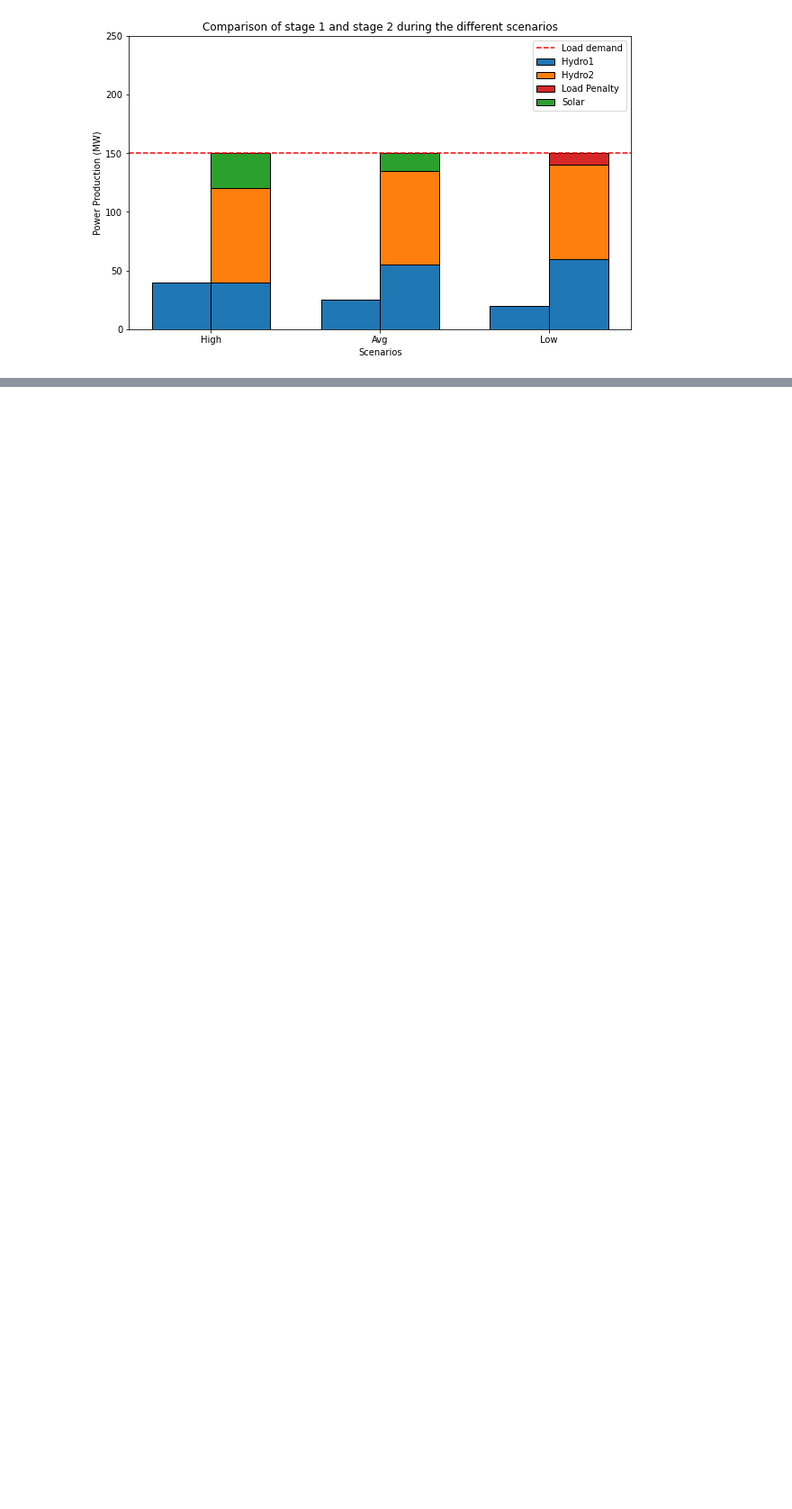
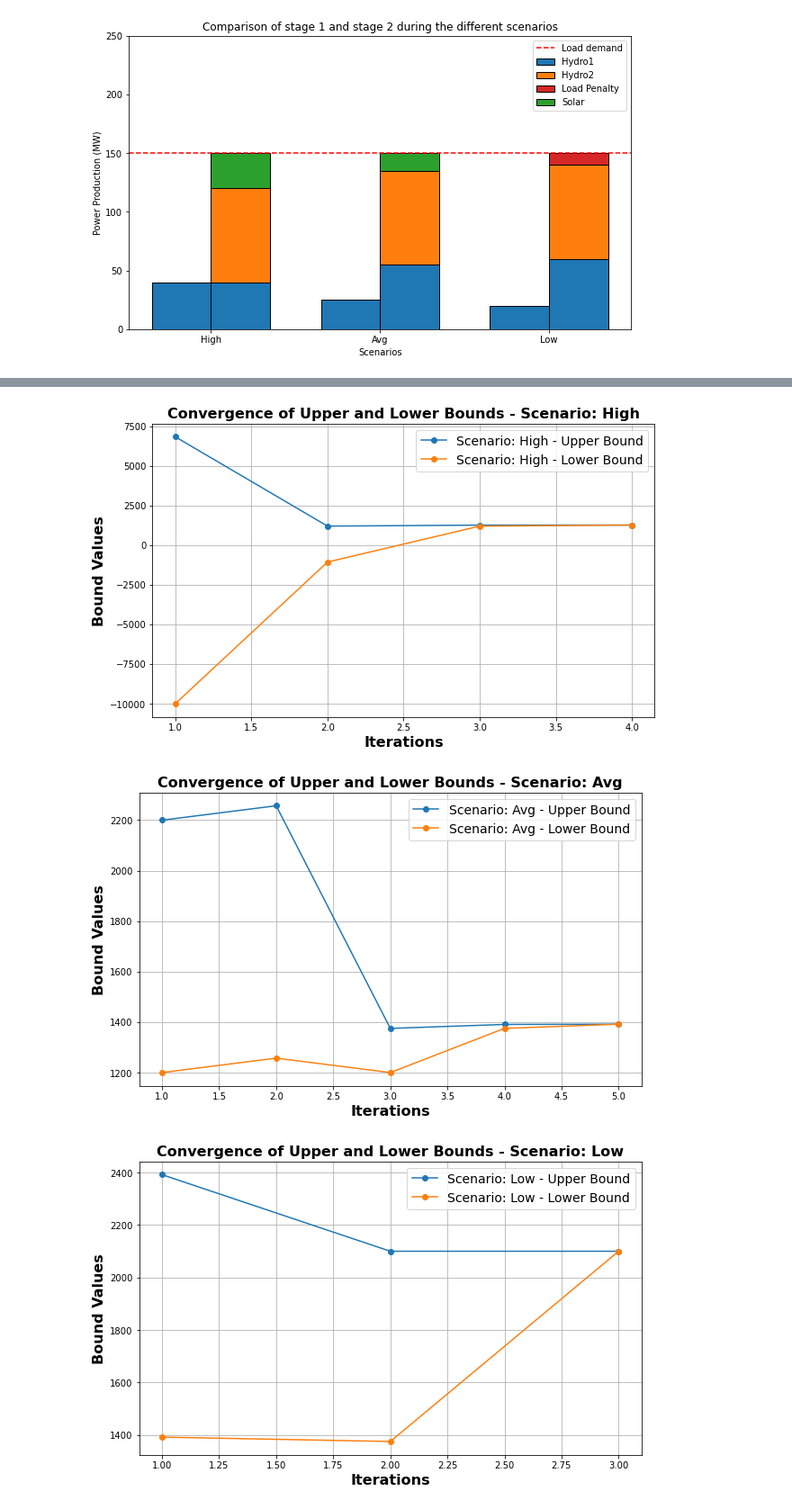
Before and after one commit to BenjaminTro/Hydro_optimization, a Jupyter notebook: Part3_Benders.ipynb, the cells around one changed output, grey strips where cells are left out. Shown at 90% size. Saved outputs shown, nothing was run; the diff lists cells and outputs as text; code cells hidden in the pictures; blank space fills up the shorter version.

```diff
--- a/Part3_Benders.ipynb
+++ b/Part3_Benders.ipynb
@@ -655,0 +336,27 @@ for i in range(5):
+# %%
+# Data from the bounds
+iterations = [range(1,len(UB[0])+1,1),range(1,len(UB[1])+1,1),range(1,len(UB[2])+1,1)]
+upper_bounds = UB
+lower_bounds = LB
+
+# Plotting for each scenario
+for i, scenario in enumerate(scenarios):
+    fig, ax = plt.subplots(figsize=(10, 6))
+
+    ax.plot(iterations[i], upper_bounds[i], label=f'Scenario: {scenario} - Upper Bound', marker='o')
+    ax.plot(iterations[i], lower_bounds[i], label=f'Scenario: {scenario} - Lower Bound', marker='o')
+
+    ax.set_xlabel('Iterations', fontsize=16, fontweight='bold')
+    ax.set_ylabel('Bound Values', fontsize=16, fontweight='bold')
+    ax.legend(fontsize=14)
+    ax.grid(True)
+    plt.title(f'Convergence of Upper and Lower Bounds - Scenario: {scenario}', fontsize=16, fontweight='bold')
+
+    plt.show()
+
+# Due to convergence, all the variables need to be reset at the end (NOTE THAT EVERYTHING IS RESET, INDIVIDUAL CELLS WILL NOT WORK UNLESS EVERYTHING IS RUN AGAIN)
+%reset -f
+# %% [output]
+[figure, added]
+[figure, added]
+[figure, added]
```
Also changed, not shown: parts of 8 cells of this notebook, 2 other files.
